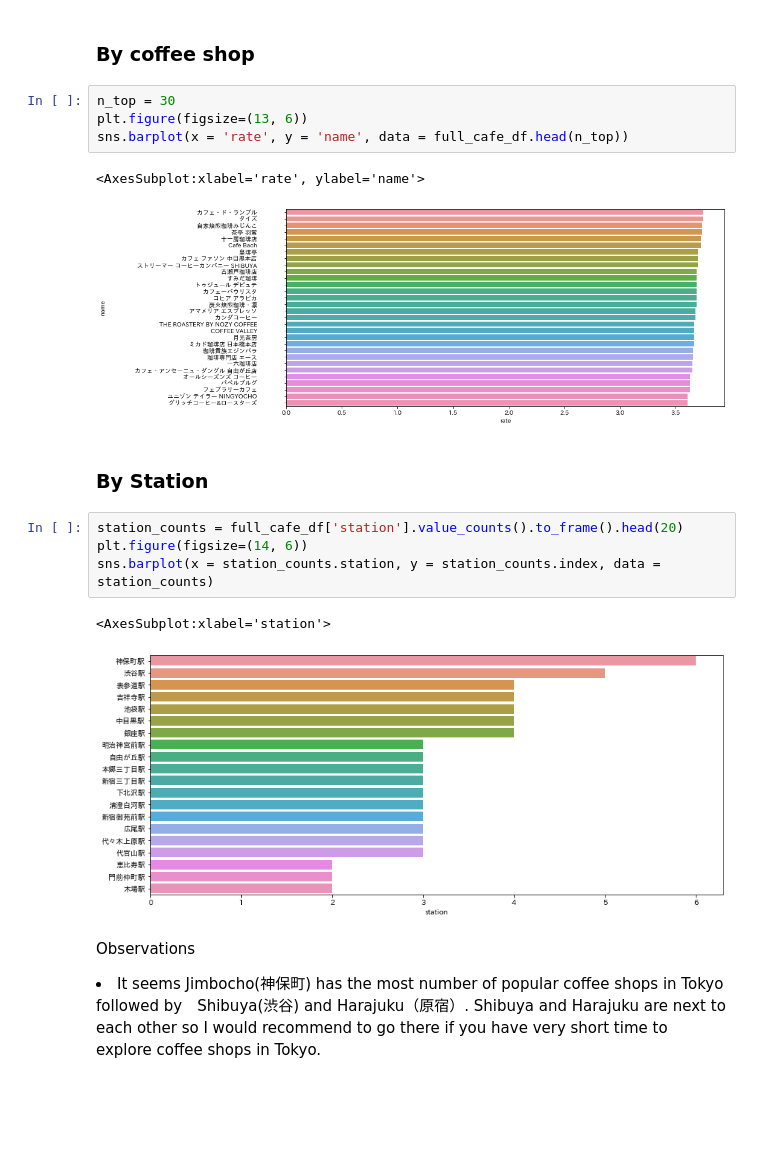
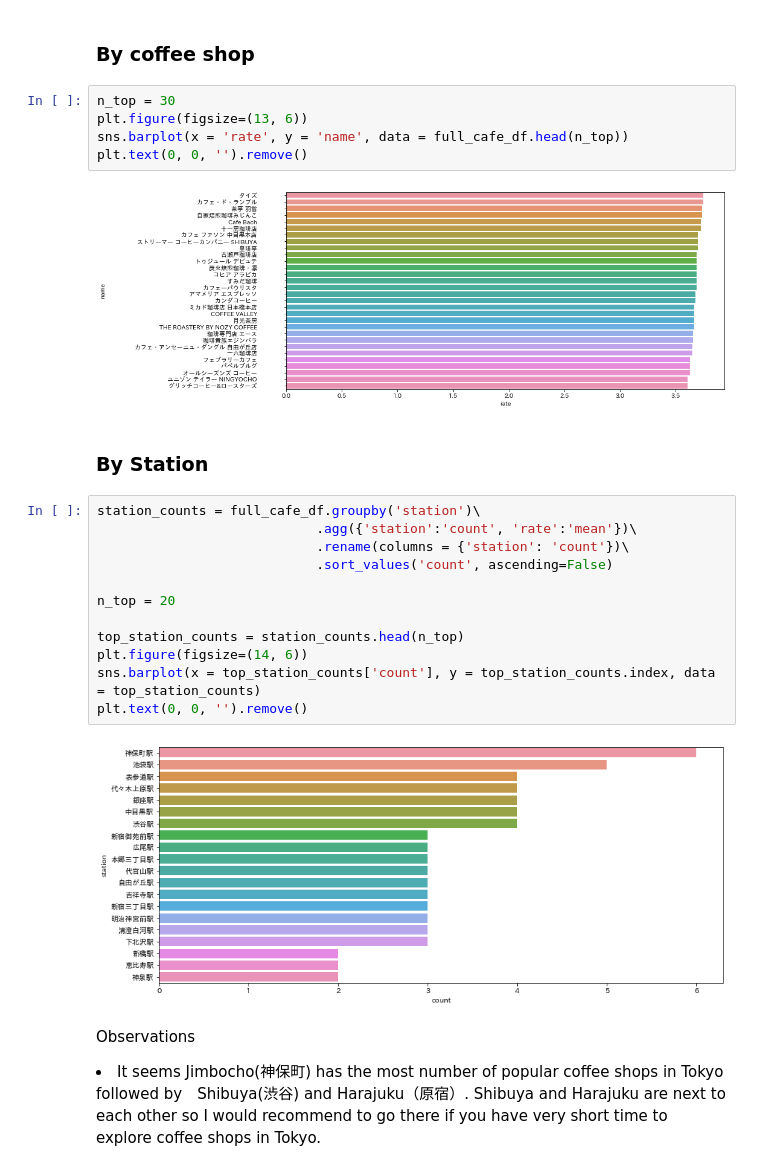
Before and after one commit to ShunOyama/tabelog_analysis_webscraping, a Jupyter notebook: notebook/analysis_coffeeshops_tokyo.ipynb, the cells around one changed output. Cells and saved outputs as stored; diff of their text form; blank space fills up the shorter version.

```diff
--- a/notebook/analysis_coffeeshops_tokyo.ipynb
+++ b/notebook/analysis_coffeeshops_tokyo.ipynb
@@ -106,18 +111,25 @@ full_cafe_df.head()
 n_top = 30
 plt.figure(figsize=(13, 6))
 sns.barplot(x = 'rate', y = 'name', data = full_cafe_df.head(n_top))
+plt.text(0, 0, '').remove()
 # %% [output]
-<AxesSubplot:xlabel='rate', ylabel='name'>
-[figure, old version]
+[figure, new version]
 # %% [markdown]
 ### By Station
 # %%
-station_counts = full_cafe_df['station'].value_counts().to_frame().head(20)
+station_counts = full_cafe_df.groupby('station')\
+                            .agg({'station':'count', 'rate':'mean'})\
+                            .rename(columns = {'station': 'count'})\
+                            .sort_values('count', ascending=False)
+
+n_top = 20
+
+top_station_counts = station_counts.head(n_top)
 plt.figure(figsize=(14, 6))
-sns.barplot(x = station_counts.station, y = station_counts.index, data = station_counts)
+sns.barplot(x = top_station_counts['count'], y = top_station_counts.index, data = top_station_counts)
+plt.text(0, 0, '').remove()
 # %% [output]
-<AxesSubplot:xlabel='station'>
-[figure, old version]
+[figure, new version]
 # %% [markdown]
 Observations<br>
 <li>It seems Jimbocho(神保町) has the most number of popular coffee shops in Tokyo followed by　Shibuya(渋谷) and Harajuku（原宿）. Shibuya and Harajuku are next to each other so I would recommend to go there if you have very short time to explore coffee shops in Tokyo. </li>
```
Also changed, not shown: parts of 14 cells of this notebook.
